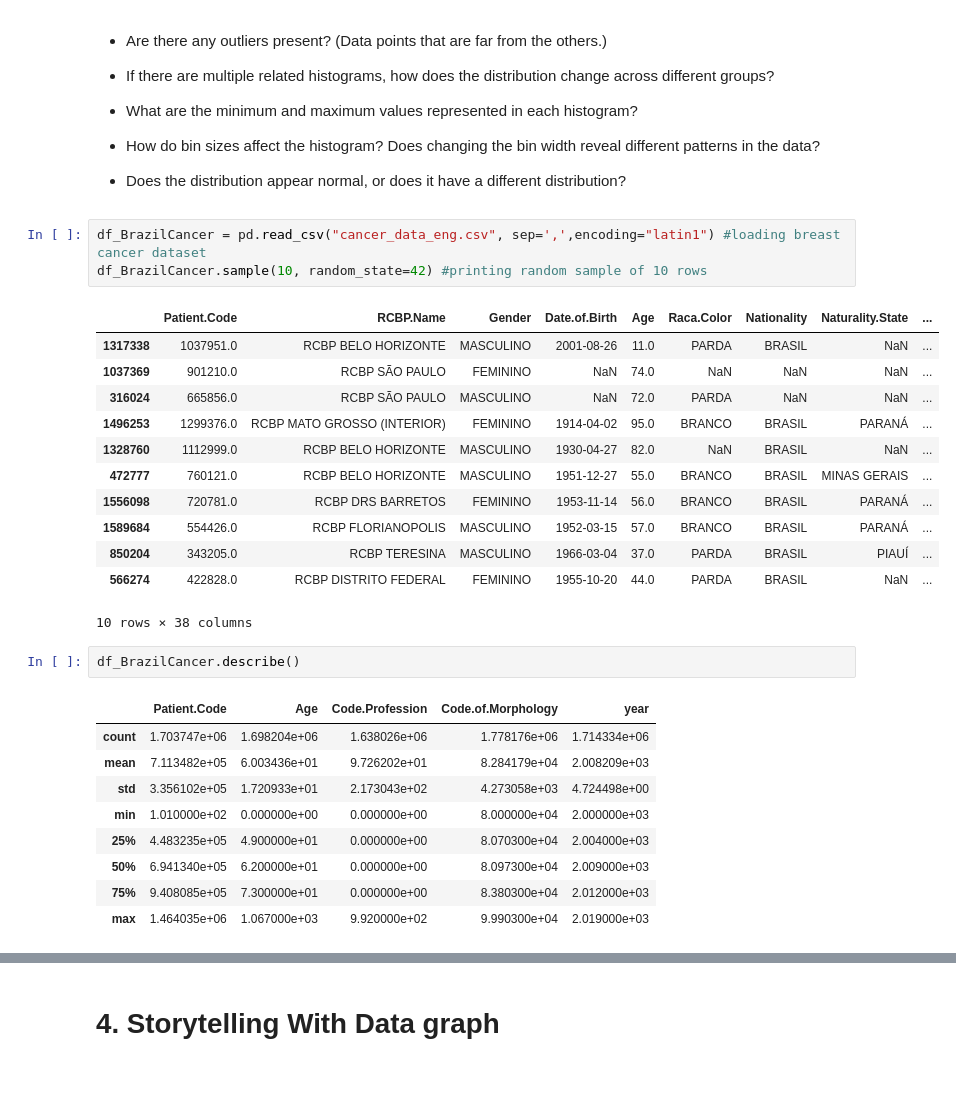
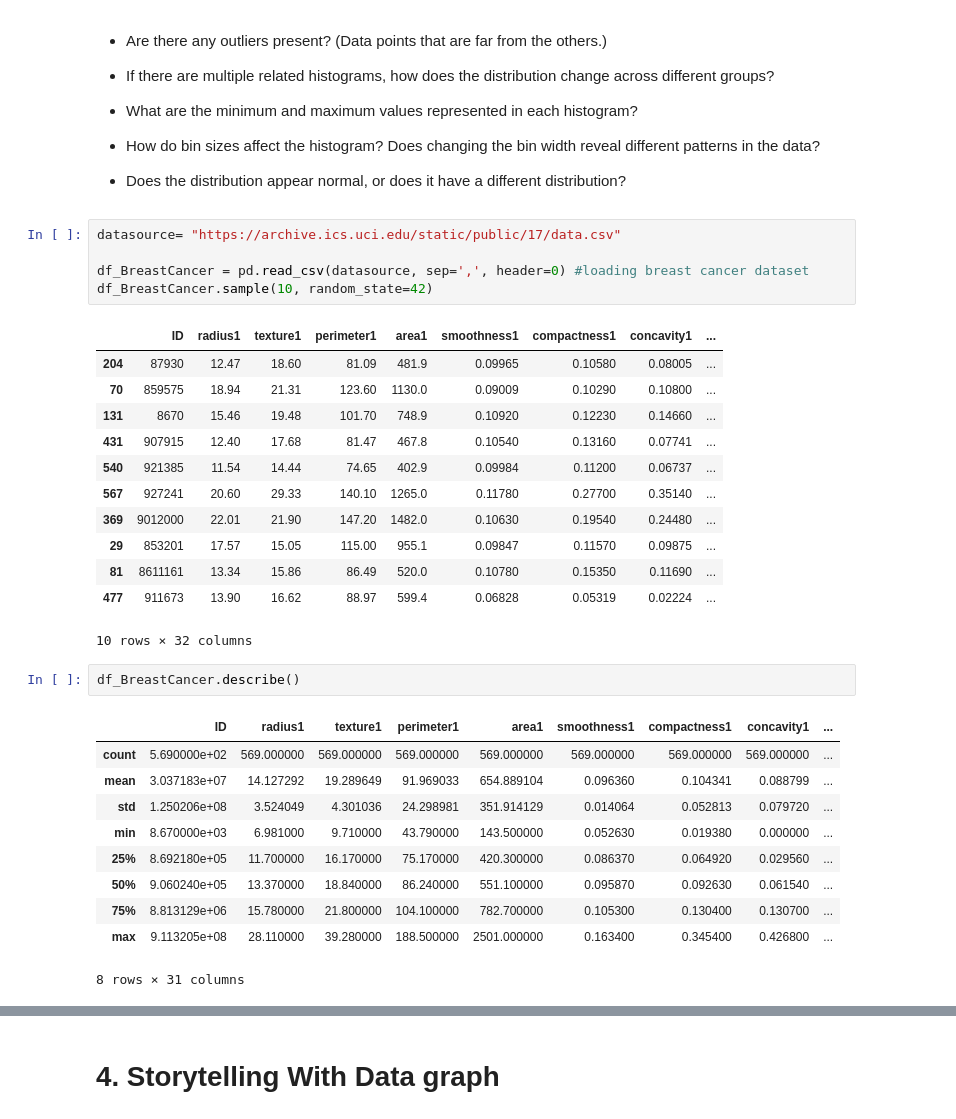
Before and after one commit to Jbaner/Module-B-semester-2, a Jupyter notebook: Week4.ipynb, the cells around one changed output, grey strips where cells are left out. Saved outputs shown, nothing was run; the diff lists cells and outputs as text; blank space fills up the shorter version.

```diff
--- a/Week4.ipynb
+++ b/Week4.ipynb
@@ -91,32 +91,35 @@ This week, you will do the same types of exercises as last week, but you should
 
 - Does the distribution appear normal, or does it have a different distribution?
 # %%
-df_BrazilCancer = pd.read_csv("cancer_data_eng.csv", sep=',',encoding="latin1") #loading breast cancer dataset
-df_BrazilCancer.sample(10, random_state=42) #printing random sample of 10 rows
+datasource= "https://archive.ics.uci.edu/static/public/17/data.csv"
+
+df_BreastCancer = pd.read_csv(datasource, sep=',', header=0) #loading breast cancer dataset
+df_BreastCancer.sample(10, random_state=42)
 # %% [output]
-|  | Patient.Code | RCBP.Name | Gender | Date.of.Birth | Age | Raca.Color | Nationality | Naturality.State | ... |
-| 1317338 | 1037951.0 | RCBP BELO HORIZONTE | MASCULINO | 2001-08-26 | 11.0 | PARDA | BRASIL | NaN | ... |
-| 1037369 | 901210.0 | RCBP SÃO PAULO | FEMININO | NaN | 74.0 | NaN | NaN | NaN | ... |
-| 316024 | 665856.0 | RCBP SÃO PAULO | MASCULINO | NaN | 72.0 | PARDA | NaN | NaN | ... |
-| 1496253 | 1299376.0 | RCBP MATO GROSSO (INTERIOR) | FEMININO | 1914-04-02 | 95.0 | BRANCO | BRASIL | PARANÁ | ... |
-| 1328760 | 1112999.0 | RCBP BELO HORIZONTE | MASCULINO | 1930-04-27 | 82.0 | NaN | BRASIL | NaN | ... |
-| 472777 | 760121.0 | RCBP BELO HORIZONTE | MASCULINO | 1951-12-27 | 55.0 | BRANCO | BRASIL | MINAS GERAIS | ... |
-| 1556098 | 720781.0 | RCBP DRS BARRETOS | FEMININO | 1953-11-14 | 56.0 | BRANCO | BRASIL | PARANÁ | ... |
-| 1589684 | 554426.0 | RCBP FLORIANOPOLIS | MASCULINO | 1952-03-15 | 57.0 | BRANCO | BRASIL | PARANÁ | ... |
-| 850204 | 343205.0 | RCBP TERESINA | MASCULINO | 1966-03-04 | 37.0 | PARDA | BRASIL | PIAUÍ | ... |
-| 566274 | 422828.0 | RCBP DISTRITO FEDERAL | FEMININO | 1955-10-20 | 44.0 | PARDA | BRASIL | NaN | ... |
+|  | ID | radius1 | texture1 | perimeter1 | area1 | smoothness1 | compactness1 | concavity1 | ... |
+| 204 | 87930 | 12.47 | 18.60 | 81.09 | 481.9 | 0.09965 | 0.10580 | 0.08005 | ... |
+| 70 | 859575 | 18.94 | 21.31 | 123.60 | 1130.0 | 0.09009 | 0.10290 | 0.10800 | ... |
+| 131 | 8670 | 15.46 | 19.48 | 101.70 | 748.9 | 0.10920 | 0.12230 | 0.14660 | ... |
+| 431 | 907915 | 12.40 | 17.68 | 81.47 | 467.8 | 0.10540 | 0.13160 | 0.07741 | ... |
+| 540 | 921385 | 11.54 | 14.44 | 74.65 | 402.9 | 0.09984 | 0.11200 | 0.06737 | ... |
+| 567 | 927241 | 20.60 | 29.33 | 140.10 | 1265.0 | 0.11780 | 0.27700 | 0.35140 | ... |
+| 369 | 9012000 | 22.01 | 21.90 | 147.20 | 1482.0 | 0.10630 | 0.19540 | 0.24480 | ... |
+| 29 | 853201 | 17.57 | 15.05 | 115.00 | 955.1 | 0.09847 | 0.11570 | 0.09875 | ... |
+| 81 | 8611161 | 13.34 | 15.86 | 86.49 | 520.0 | 0.10780 | 0.15350 | 0.11690 | ... |
+| 477 | 911673 | 13.90 | 16.62 | 88.97 | 599.4 | 0.06828 | 0.05319 | 0.02224 | ... |
-10 rows × 38 columns
+10 rows × 32 columns
 # %%
-df_BrazilCancer.describe()
+df_BreastCancer.describe()
 # %% [output]
-|  | Patient.Code | Age | Code.Profession | Code.of.Morphology | year |
-| count | 1.703747e+06 | 1.698204e+06 | 1.638026e+06 | 1.778176e+06 | 1.714334e+06 |
-| mean | 7.113482e+05 | 6.003436e+01 | 9.726202e+01 | 8.284179e+04 | 2.008209e+03 |
-| std | 3.356102e+05 | 1.720933e+01 | 2.173043e+02 | 4.273058e+03 | 4.724498e+00 |
-| min | 1.010000e+02 | 0.000000e+00 | 0.000000e+00 | 8.000000e+04 | 2.000000e+03 |
-| 25% | 4.483235e+05 | 4.900000e+01 | 0.000000e+00 | 8.070300e+04 | 2.004000e+03 |
-| 50% | 6.941340e+05 | 6.200000e+01 | 0.000000e+00 | 8.097300e+04 | 2.009000e+03 |
-| 75% | 9.408085e+05 | 7.300000e+01 | 0.000000e+00 | 8.380300e+04 | 2.012000e+03 |
-| max | 1.464035e+06 | 1.067000e+03 | 9.920000e+02 | 9.990300e+04 | 2.019000e+03 |
+|  | ID | radius1 | texture1 | perimeter1 | area1 | smoothness1 | compactness1 | concavity1 | ... |
+| count | 5.690000e+02 | 569.000000 | 569.000000 | 569.000000 | 569.000000 | 569.000000 | 569.000000 | 569.000000 | ... |
+| mean | 3.037183e+07 | 14.127292 | 19.289649 | 91.969033 | 654.889104 | 0.096360 | 0.104341 | 0.088799 | ... |
+| std | 1.250206e+08 | 3.524049 | 4.301036 | 24.298981 | 351.914129 | 0.014064 | 0.052813 | 0.079720 | ... |
+| min | 8.670000e+03 | 6.981000 | 9.710000 | 43.790000 | 143.500000 | 0.052630 | 0.019380 | 0.000000 | ... |
+| 25% | 8.692180e+05 | 11.700000 | 16.170000 | 75.170000 | 420.300000 | 0.086370 | 0.064920 | 0.029560 | ... |
+| 50% | 9.060240e+05 | 13.370000 | 18.840000 | 86.240000 | 551.100000 | 0.095870 | 0.092630 | 0.061540 | ... |
+| 75% | 8.813129e+06 | 15.780000 | 21.800000 | 104.100000 | 782.700000 | 0.105300 | 0.130400 | 0.130700 | ... |
+| max | 9.113205e+08 | 28.110000 | 39.280000 | 188.500000 | 2501.000000 | 0.163400 | 0.345400 | 0.426800 | ... |
+8 rows × 31 columns
 # %%
 #Summarize the datasets using info()
```
Also changed, not shown: parts of 12 cells of this notebook.
